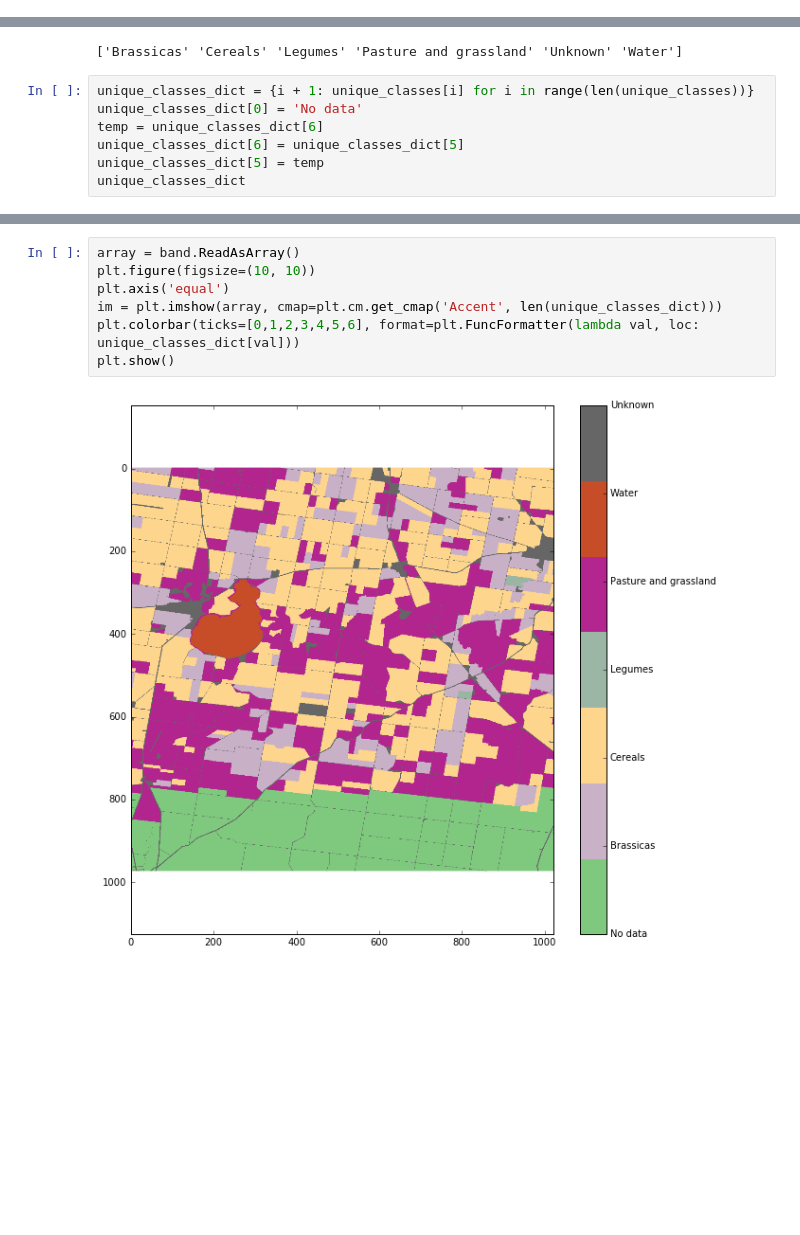
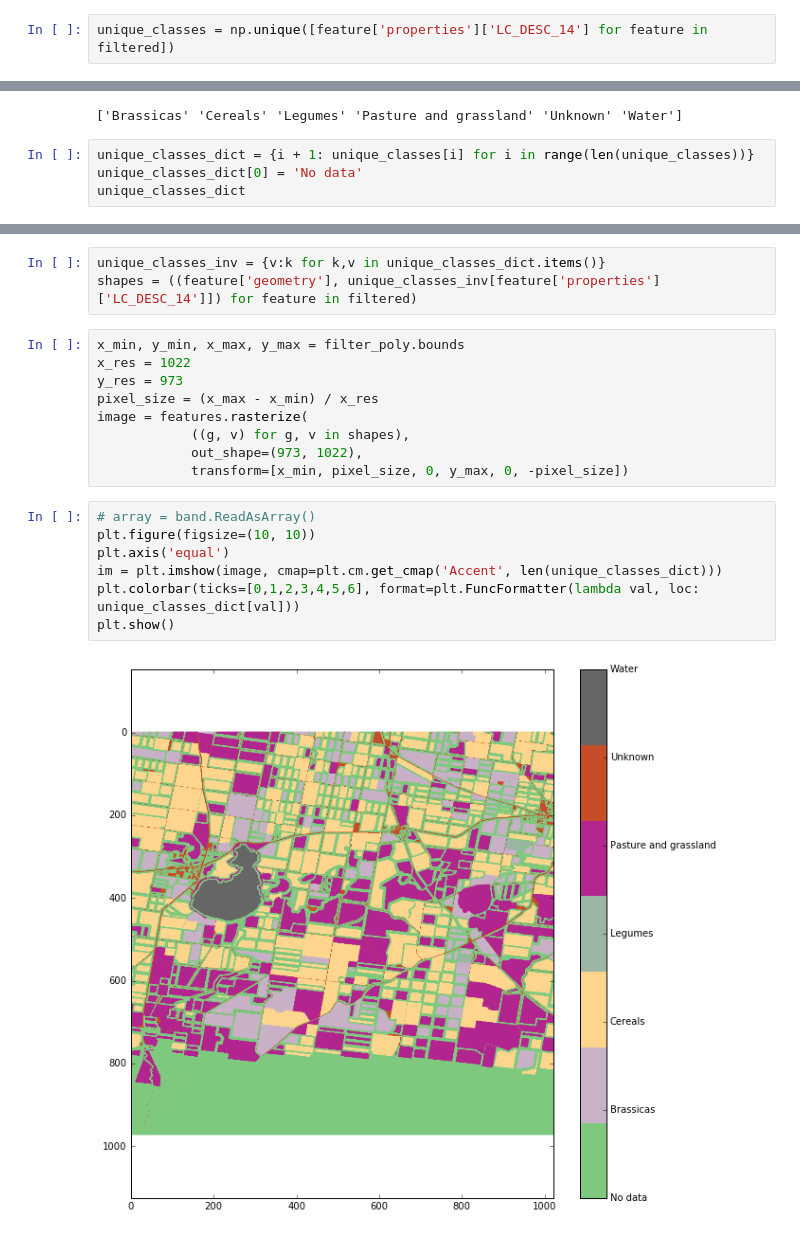
Before and after one commit to HKCaesar/EarthEngineDataProcessing, a Jupyter notebook: area_2_land_use.ipynb, the cells around one changed output, grey strips where cells are left out. Drawn from its saved outputs; the diff is of its cells as text; blank space fills up the shorter version.

```diff
--- a/area_2_land_use.ipynb
+++ b/area_2_land_use.ipynb
@@ -64,3 +64,5 @@ unique_classes = np.unique([feature.items()['LC_DESC_14'] for feature in layer])
+# %%
+unique_classes = np.unique([feature['properties']['LC_DESC_14'] for feature in filtered])
 # %%
 print(unique_classes)
 # %% [output]
@@ -68,9 +70,6 @@ print(unique_classes)
 # %%
 unique_classes_dict = {i + 1: unique_classes[i] for i in range(len(unique_classes))}
 unique_classes_dict[0] = 'No data'
-temp = unique_classes_dict[6]
-unique_classes_dict[6] = unique_classes_dict[5]
-unique_classes_dict[5] = temp
 unique_classes_dict
 # %% [output]
 {0: 'No data',
@@ -127,9 +115,21 @@ layer.SetAttributeFilter(None)
+# %%
+unique_classes_inv = {v:k for k,v in unique_classes_dict.items()}
+shapes = ((feature['geometry'], unique_classes_inv[feature['properties']['LC_DESC_14']]) for feature in filtered)
+# %%
+x_min, y_min, x_max, y_max = filter_poly.bounds
+x_res = 1022
+y_res = 973
+pixel_size = (x_max - x_min) / x_res
+image = features.rasterize(
+            ((g, v) for g, v in shapes),
+            out_shape=(973, 1022),
+            transform=[x_min, pixel_size, 0, y_max, 0, -pixel_size])
 # %%
-array = band.ReadAsArray()
+# array = band.ReadAsArray()
 plt.figure(figsize=(10, 10))
 plt.axis('equal')
-im = plt.imshow(array, cmap=plt.cm.get_cmap('Accent', len(unique_classes_dict)))
+im = plt.imshow(image, cmap=plt.cm.get_cmap('Accent', len(unique_classes_dict)))
 plt.colorbar(ticks=[0,1,2,3,4,5,6], format=plt.FuncFormatter(lambda val, loc: unique_classes_dict[val]))
 plt.show()
 # %% [output]
-[figure, old version]
+[figure, new version]
```
Also changed, not shown: parts of 11 cells of this notebook, 6 other files.
